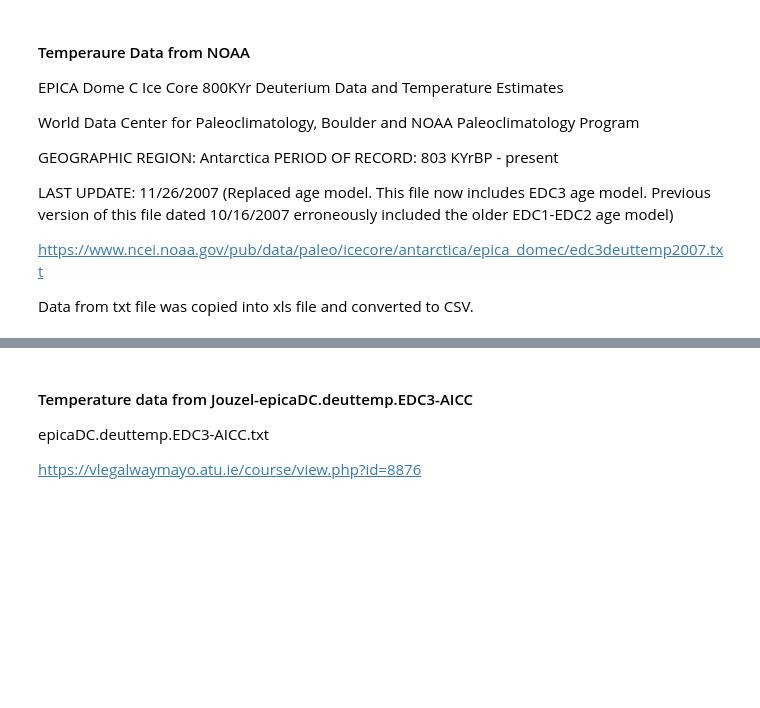
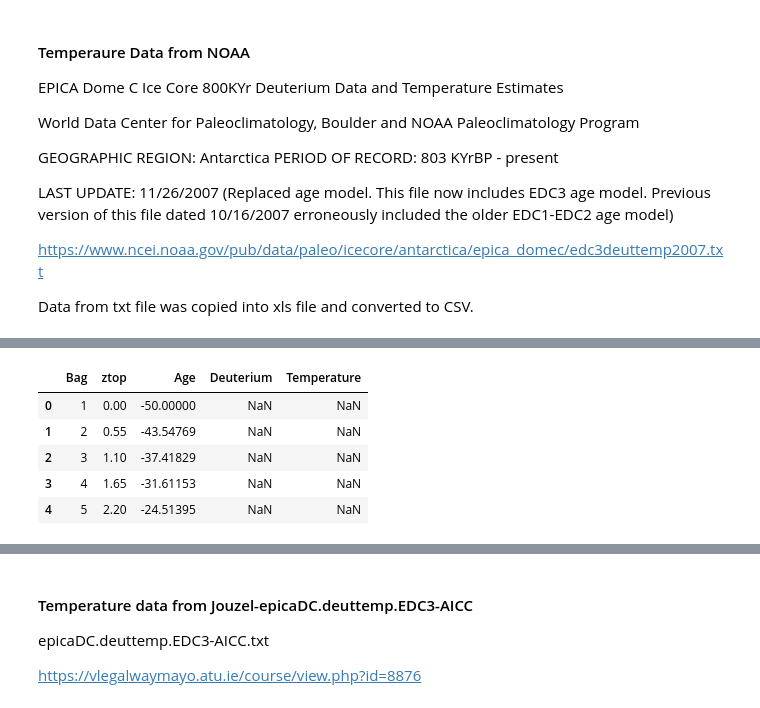
Before and after one commit to Tanjasta/PFDA_Assignment2, a Jupyter notebook: PFDA_Assignment2.ipynb, the cells around one changed output, grey strips where cells are left out. Cells and saved outputs as stored; diff of their text form; code cells hidden in the pictures; blank space fills up the shorter version.

```diff
--- a/PFDA_Assignment2.ipynb
+++ b/PFDA_Assignment2.ipynb
@@ -47,0 +65,9 @@ import numpy as np
+# %%
+df.head()
+# %% [output]
+|  | Bag | ztop | Age | Deuterium | Temperature |
+| 0 | 1 | 0.00 | -50.00000 | NaN | NaN |
+| 1 | 2 | 0.55 | -43.54769 | NaN | NaN |
+| 2 | 3 | 1.10 | -37.41829 | NaN | NaN |
+| 3 | 4 | 1.65 | -31.61153 | NaN | NaN |
+| 4 | 5 | 2.20 | -24.51395 | NaN | NaN |
```
Also changed, not shown: parts of 5 cells of this notebook, 4 other files.
